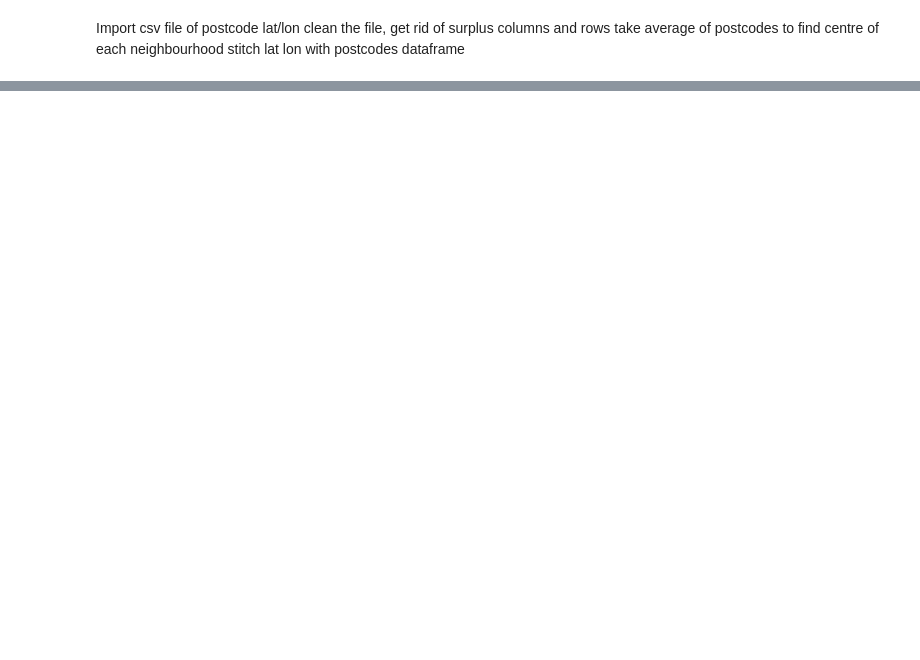
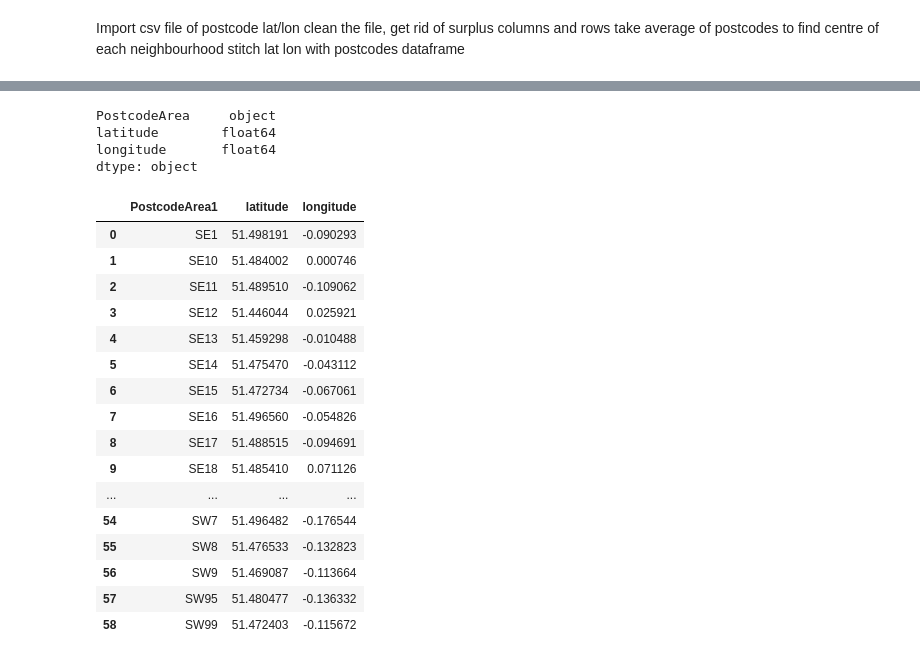
Before and after one commit to NickyRichards123/Coursera_Capstone, a Jupyter notebook: Coursera Capstone Project.ipynb, the cells around one changed output, grey strips where cells are left out. Saved outputs shown, nothing was run; the diff lists cells and outputs as text; code cells hidden in the pictures; blank space fills up the shorter version.

```diff
--- a/Coursera Capstone Project.ipynb
+++ b/Coursera Capstone Project.ipynb
@@ -65,0 +107,3 @@ stitch lat lon with postcodes dataframe
+# %%
+path2= 'https://github.com/NickyRichards123/Coursera_Capstone/blob/155a3b8f8c73268ed338e2e1f81d551ba0b8e3f2/london_postcodes-ons-postcodes-directory.csv?raw=true'
+dflatlon = pd.read_csv(path2)
@@ -65,0 +131,7 @@ stitch lat lon with postcodes dataframe
+# %%
+dflatlon.dtypes
+# %% [output]
+PostcodeArea     object
+latitude        float64
+longitude       float64
+dtype: object
@@ -65,0 +140,20 @@ stitch lat lon with postcodes dataframe
+# %%
+dfgroup
+# %% [output]
+|  | PostcodeArea1 | latitude | longitude |
+| 0 | SE1 | 51.498191 | -0.090293 |
+| 1 | SE10 | 51.484002 | 0.000746 |
+| 2 | SE11 | 51.489510 | -0.109062 |
+| 3 | SE12 | 51.446044 | 0.025921 |
+| 4 | SE13 | 51.459298 | -0.010488 |
+| 5 | SE14 | 51.475470 | -0.043112 |
+| 6 | SE15 | 51.472734 | -0.067061 |
+| 7 | SE16 | 51.496560 | -0.054826 |
+| 8 | SE17 | 51.488515 | -0.094691 |
+| 9 | SE18 | 51.485410 | 0.071126 |
+| ... | ... | ... | ... |
+| 54 | SW7 | 51.496482 | -0.176544 |
+| 55 | SW8 | 51.476533 | -0.132823 |
+| 56 | SW9 | 51.469087 | -0.113664 |
+| 57 | SW95 | 51.480477 | -0.136332 |
+| 58 | SW99 | 51.472403 | -0.115672 |
```
Also changed, not shown: parts of 35 cells of this notebook.
